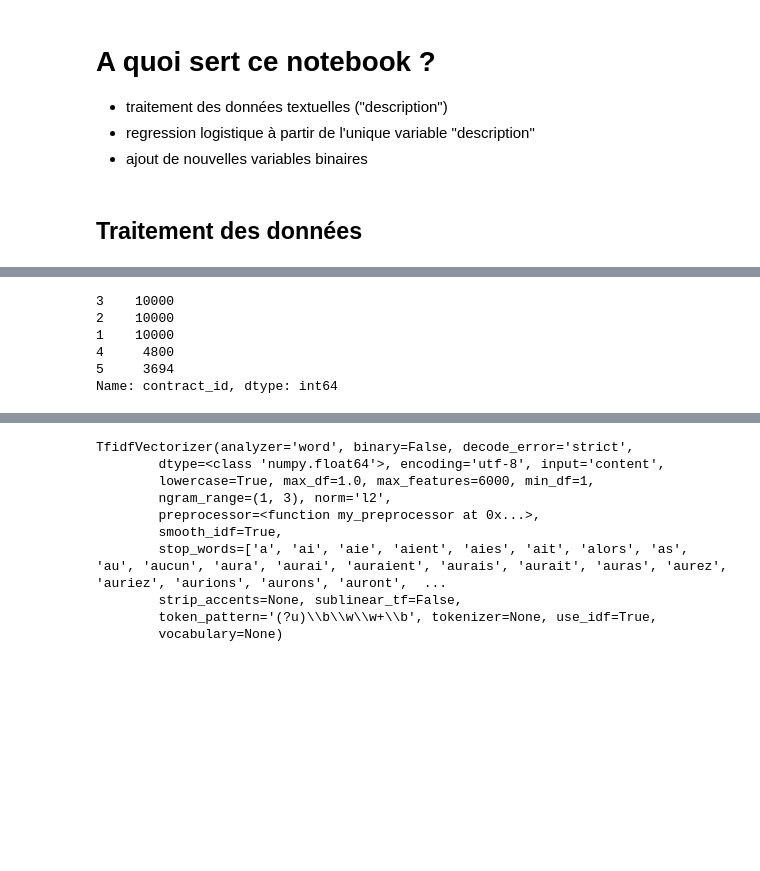
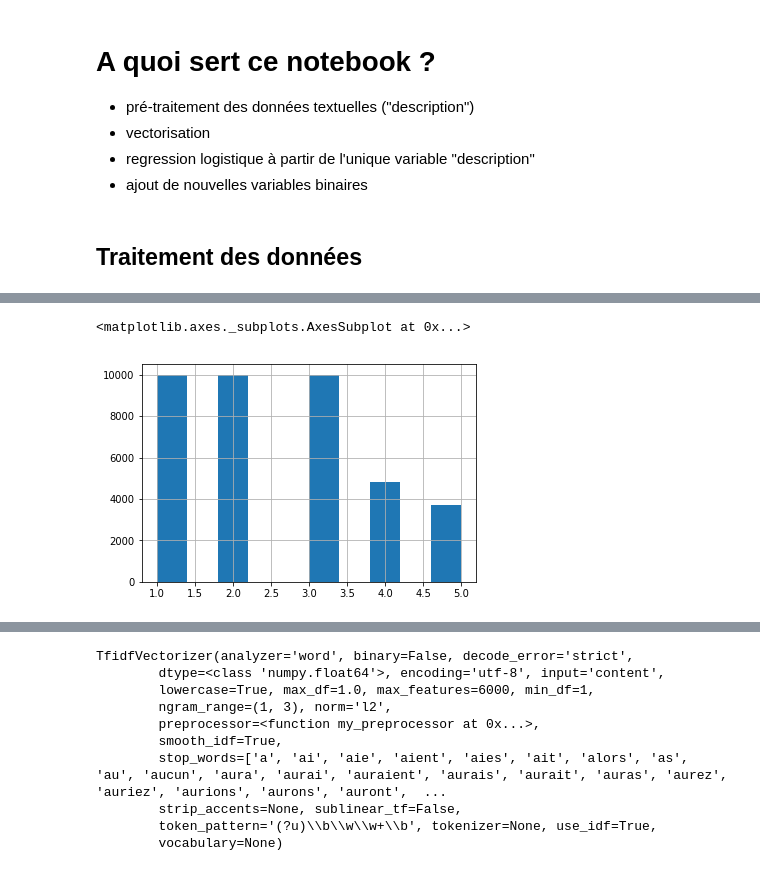
Before and after one commit to Esiee-Leboncoin/moderation, a Jupyter notebook: notebooks/Improved_Reg_log.ipynb, the cells around one changed output, grey strips where cells are left out. Drawn from its saved outputs; the diff is of its cells as text; code cells hidden in the pictures; blank space fills up the shorter version.

Commit message:
clean description and add features

```diff
--- a/notebooks/Improved_Reg_log.ipynb
+++ b/notebooks/Improved_Reg_log.ipynb
@@ -1,7 +1,8 @@
 # %% [markdown]
 # A quoi sert ce notebook ?
 
-- traitement des données textuelles ("description")
+- pré-traitement des données textuelles ("description")
+- vectorisation
 - regression logistique à partir de l'unique variable "description"
 - ajout de nouvelles variables binaires
 # %%
@@ -30,5 +31,11 @@ df.head()
 | 2 | 330503 | Vérificateur Documents Techniques... | Technicien Vérificateur Documents... | 1 | NaN | 108.0 | 15.0 | Donauwörth | ... |
 | 3 | 623978 | Chef de Produit Mobile | L’EQUIPE\r\nL’équipe Produit & In... | 1 | 17524.0 | 115.0 | 17.0 | 5 Rue François 1er, Paris, France | ... |
 | 4 | 391895 | Ordonnanceur H/F | Entreprise :\n\nOPTIMA IP, cabine... | 1 | NaN | 117.0 | 20.0 | Sucy-en-Brie, France | ... |
+# %%
+#Répartition des types de contrats
+df.contract_id.hist()
+# %% [output]
+<matplotlib.axes._subplots.AxesSubplot at 0x...>
+[figure, added]
 # %%
 #Suppression des échantillons dont la variable contrat est nulle
@@ -36,10 +42,0 @@ df_offers = df[df.contract_id.notnull()]          #inutile mais au cas où
-# %%
-#Répartition des types de contrats
-df.contract_id.value_counts()
-# %% [output]
-3    10000
-2    10000
-1    10000
-4     4800
-5     3694
-Name: contract_id, dtype: int64
```
Also changed, not shown: parts of 26 cells of this notebook, 2 other files.
